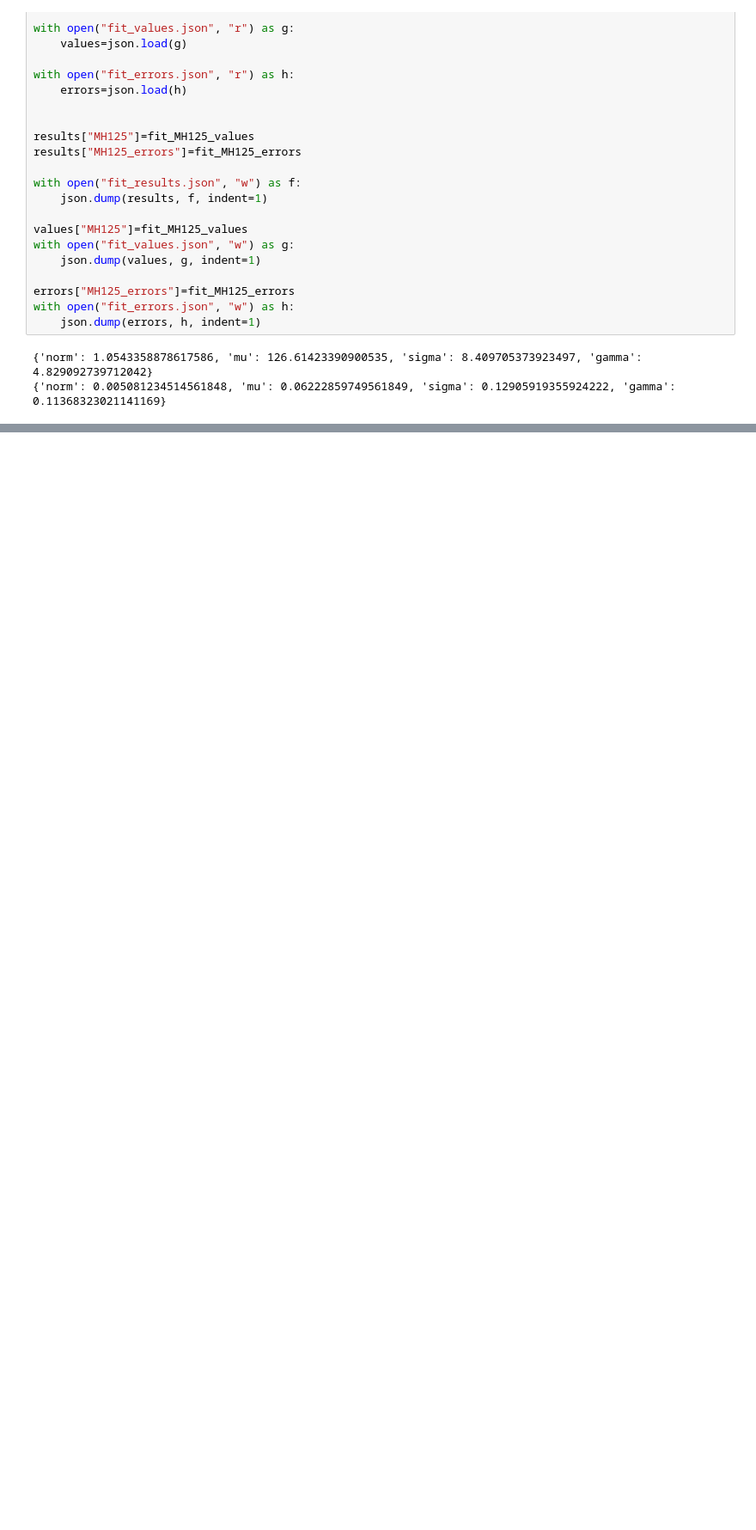
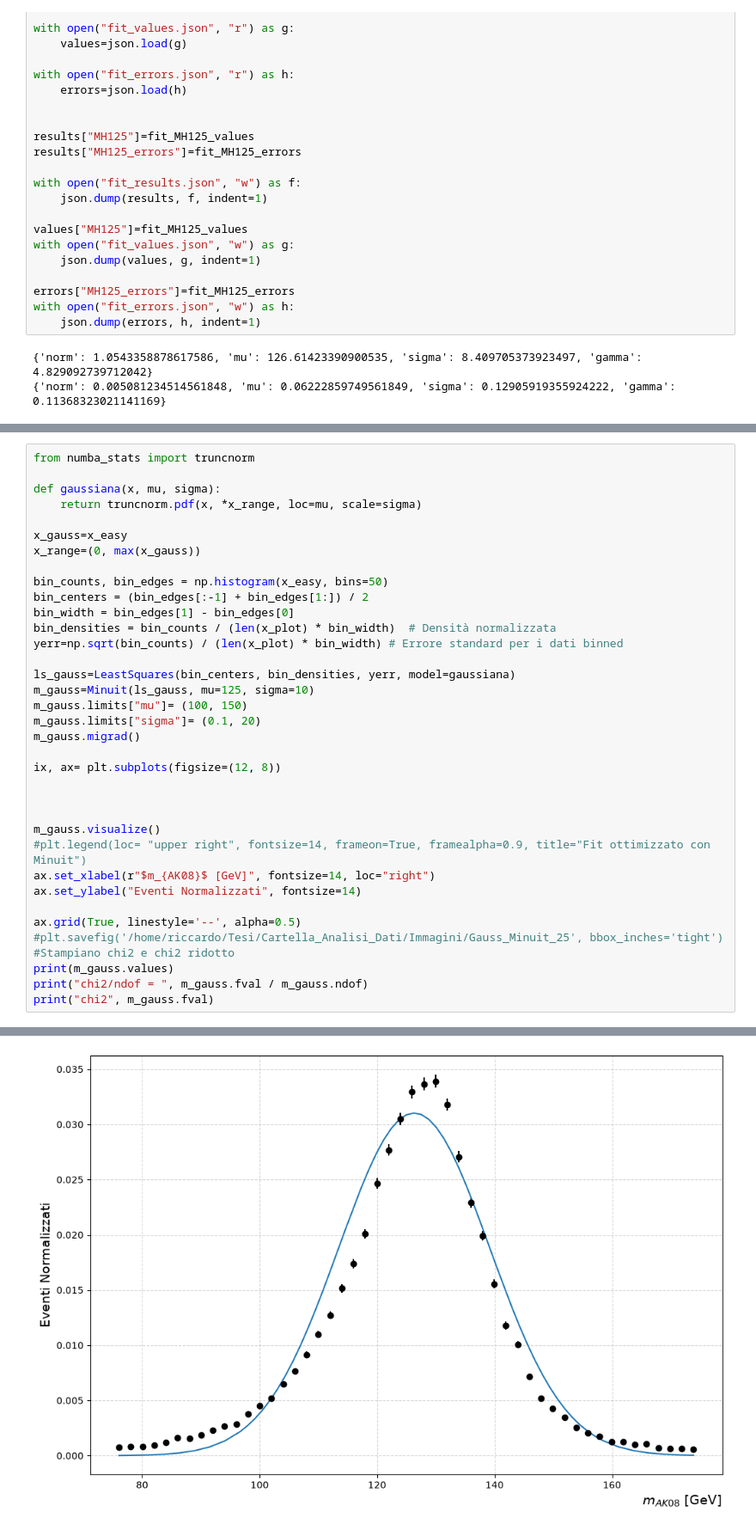
Before and after one commit to riccardocanterini-cyber/Tesi, a Jupyter notebook: Fit_Monofunzione/Fit_Dati_Filtrati_125.ipynb, the cells around one changed output, grey strips where cells are left out. Shown at 86% size. Drawn from its saved outputs; the diff is of its cells as text; blank space fills up the shorter version.

```diff
--- a/Fit_Monofunzione/Fit_Dati_Filtrati_125.ipynb
+++ b/Fit_Monofunzione/Fit_Dati_Filtrati_125.ipynb
@@ -108,0 +144,37 @@ with open("fit_errors.json", "w") as h:
+# %%
+from numba_stats import truncnorm
+
+def gaussiana(x, mu, sigma):
+    return truncnorm.pdf(x, *x_range, loc=mu, scale=sigma)
+
+x_gauss=x_easy
+x_range=(0, max(x_gauss))
+
+bin_counts, bin_edges = np.histogram(x_easy, bins=50)
+bin_centers = (bin_edges[:-1] + bin_edges[1:]) / 2
+bin_width = bin_edges[1] - bin_edges[0]
+bin_densities = bin_counts / (len(x_plot) * bin_width)  # Densità normalizzata
+yerr=np.sqrt(bin_counts) / (len(x_plot) * bin_width) # Errore standard per i dati binned
+
+ls_gauss=LeastSquares(bin_centers, bin_densities, yerr, model=gaussiana)
+m_gauss=Minuit(ls_gauss, mu=125, sigma=10)
+m_gauss.limits["mu"]= (100, 150)
+m_gauss.limits["sigma"]= (0.1, 20)
+m_gauss.migrad()
+
+ix, ax= plt.subplots(figsize=(12, 8))
+
+
+
+m_gauss.visualize()
+#plt.legend(loc= "upper right", fontsize=14, frameon=True, framealpha=0.9, title="Fit ottimizzato con Minuit")
+ax.set_xlabel(r"$m_{AK08}$ [GeV]", fontsize=14, loc="right")
+ax.set_ylabel("Eventi Normalizzati", fontsize=14)
+
+ax.grid(True, linestyle='--', alpha=0.5)
+#plt.savefig('/home/riccardo/Tesi/Cartella_Analisi_Dati/Immagini/Gauss_Minuit_25', bbox_inches='tight')
+#Stampiano chi2 e chi2 ridotto
+print(m_gauss.values)
+print("chi2/ndof = ", m_gauss.fval / m_gauss.ndof)
+print("chi2", m_gauss.fval)
+# %% [output]
@@ -108,0 +184 @@ with open("fit_errors.json", "w") as h:
+[figure, added]
```
Also changed, not shown: parts of 4 cells of this notebook, 34 other files.
